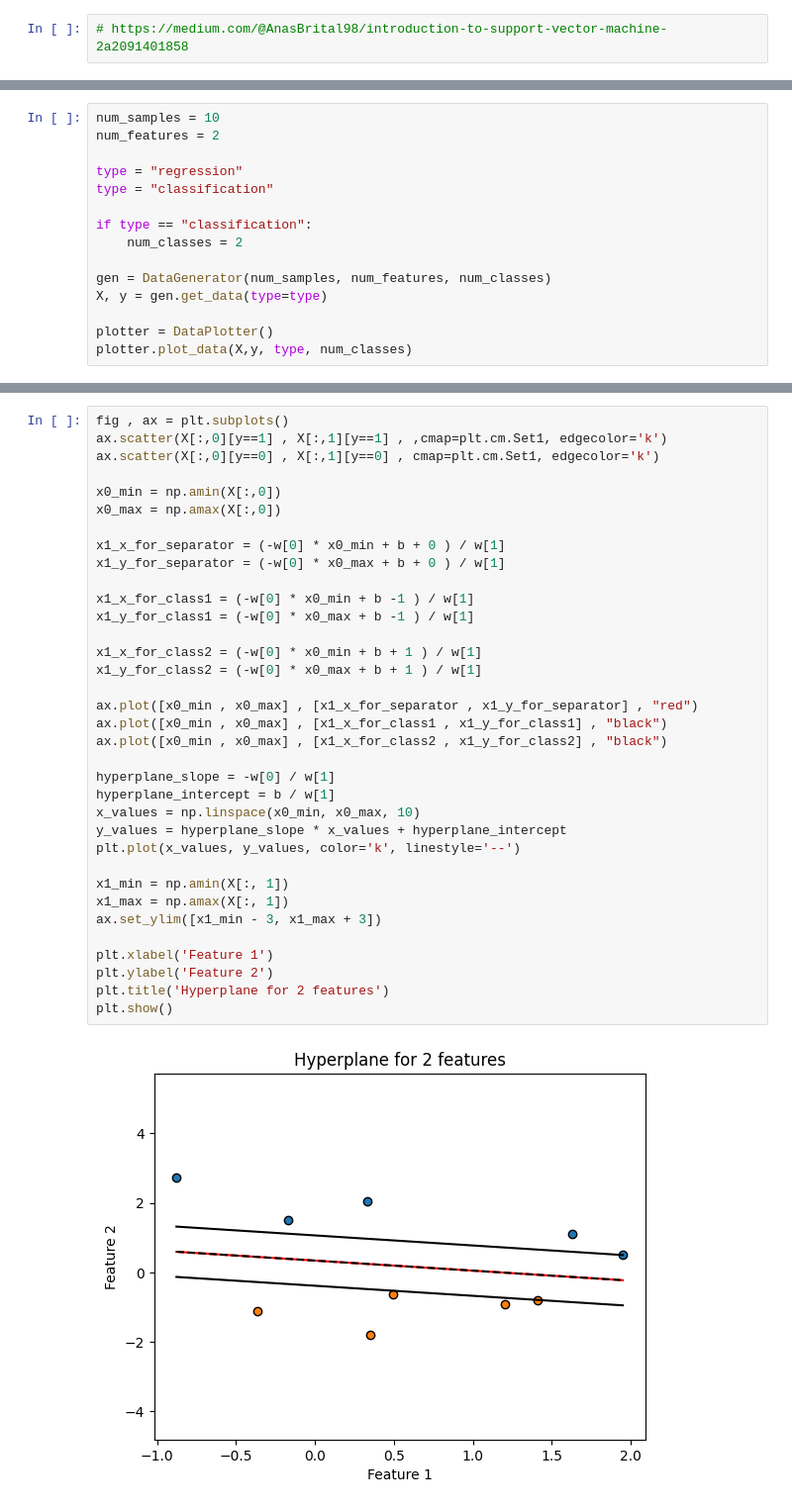
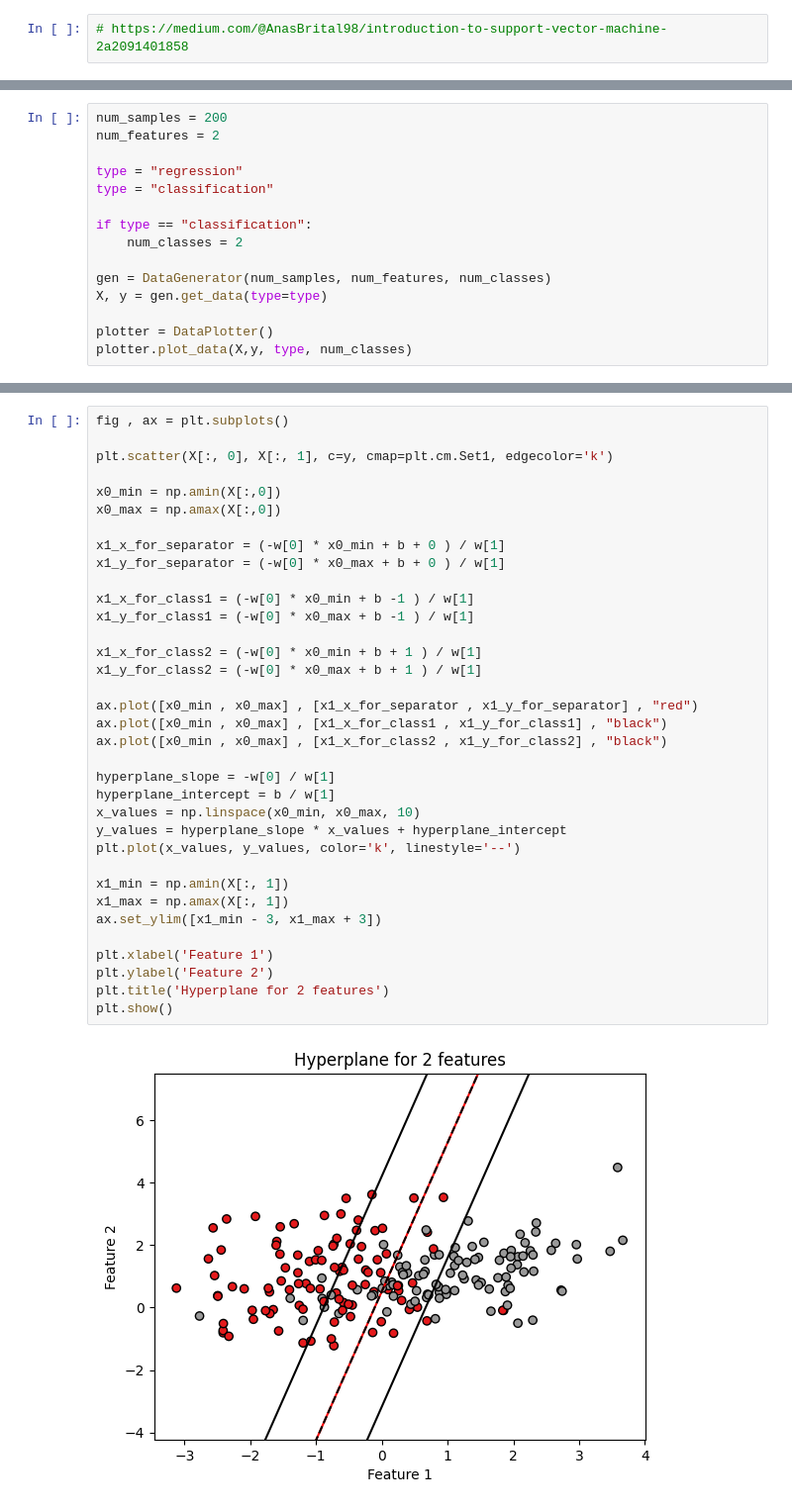
Before and after one commit to efekaanefe/ML-Algorithms-From-Scratch, a Jupyter notebook: SVM.ipynb, the cells around one changed output, grey strips where cells are left out. Shown: that part at 99% size. Cells and saved outputs as stored; diff of their text form.

```diff
--- a/SVM.ipynb
+++ b/SVM.ipynb
@@ -7,6 +8,6 @@ from util import DataGenerator, DataPlotter
 np.random.seed(42)
 # %%
-num_samples = 10
+num_samples = 200
 num_features = 2
 
 type = "regression"
@@ -75,37 +61,37 @@ get_accuarcy(y_, predictions)
 # %%
 fig , ax = plt.subplots()
-ax.scatter(X[:,0][y==1] , X[:,1][y==1] , ,cmap=plt.cm.Set1, edgecolor='k')
-ax.scatter(X[:,0][y==0] , X[:,1][y==0] , cmap=plt.cm.Set1, edgecolor='k')
+
+plt.scatter(X[:, 0], X[:, 1], c=y, cmap=plt.cm.Set1, edgecolor='k')
 
 x0_min = np.amin(X[:,0])
 x0_max = np.amax(X[:,0])
 
 x1_x_for_separator = (-w[0] * x0_min + b + 0 ) / w[1]
 x1_y_for_separator = (-w[0] * x0_max + b + 0 ) / w[1]
 
 x1_x_for_class1 = (-w[0] * x0_min + b -1 ) / w[1]
 x1_y_for_class1 = (-w[0] * x0_max + b -1 ) / w[1]
 
 x1_x_for_class2 = (-w[0] * x0_min + b + 1 ) / w[1]
 x1_y_for_class2 = (-w[0] * x0_max + b + 1 ) / w[1]
 
 ax.plot([x0_min , x0_max] , [x1_x_for_separator , x1_y_for_separator] , "red")
 ax.plot([x0_min , x0_max] , [x1_x_for_class1 , x1_y_for_class1] , "black")
 ax.plot([x0_min , x0_max] , [x1_x_for_class2 , x1_y_for_class2] , "black")
 
 hyperplane_slope = -w[0] / w[1]
 hyperplane_intercept = b / w[1]
 x_values = np.linspace(x0_min, x0_max, 10)
 y_values = hyperplane_slope * x_values + hyperplane_intercept
 plt.plot(x_values, y_values, color='k', linestyle='--')
 
 x1_min = np.amin(X[:, 1])
 x1_max = np.amax(X[:, 1])
 ax.set_ylim([x1_min - 3, x1_max + 3])
 
 plt.xlabel('Feature 1')
 plt.ylabel('Feature 2')
 plt.title('Hyperplane for 2 features')
 plt.show()
 # %% [output]
-[figure, old version]
+[figure, new version]
```
Also changed, not shown: parts of 10 cells of this notebook.
